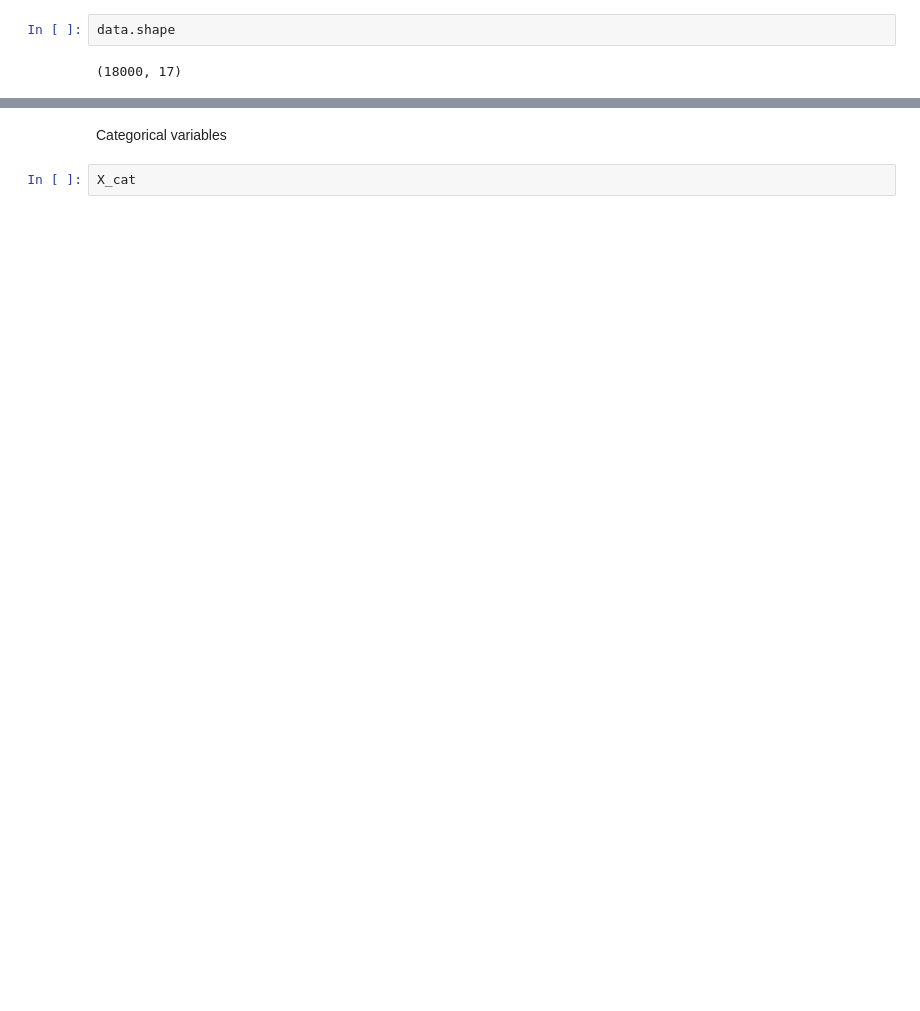
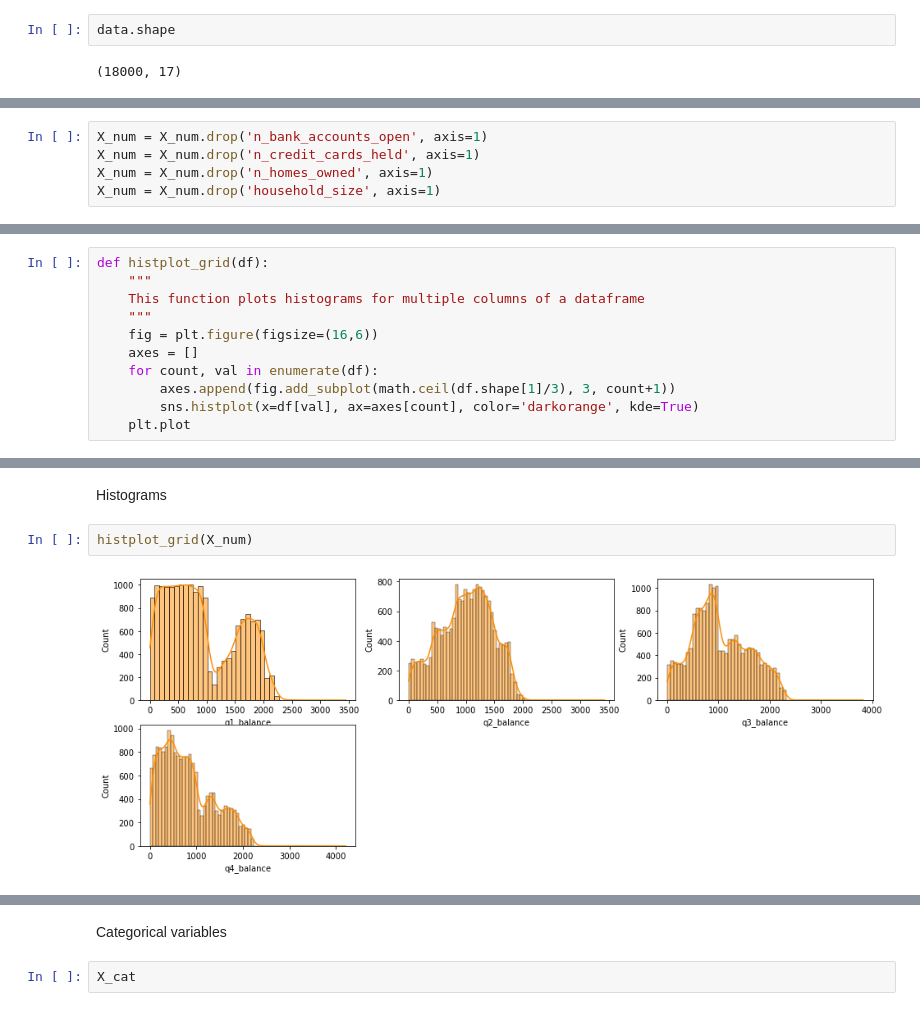
Before and after one commit to nicojapas/Mid-Project-Credit-Card, a Jupyter notebook: creditcard_project.ipynb, the cells around one changed output, grey strips where cells are left out. Cells and saved outputs as stored; diff of their text form; blank space fills up the shorter version.

```diff
--- a/creditcard_project.ipynb
+++ b/creditcard_project.ipynb
@@ -347,0 +329,5 @@ X_num_standardized
+# %%
+X_num = X_num.drop('n_bank_accounts_open', axis=1)
+X_num = X_num.drop('n_credit_cards_held', axis=1)
+X_num = X_num.drop('n_homes_owned', axis=1)
+X_num = X_num.drop('household_size', axis=1)
@@ -347,0 +338,11 @@ X_num_standardized
+# %%
+def histplot_grid(df):
+    """
+    This function plots histograms for multiple columns of a dataframe
+    """
+    fig = plt.figure(figsize=(16,6))
+    axes = []
+    for count, val in enumerate(df):
+        axes.append(fig.add_subplot(math.ceil(df.shape[1]/3), 3, count+1))
+        sns.histplot(x=df[val], ax=axes[count], color='darkorange', kde=True)
+    plt.plot
@@ -347,0 +374,6 @@ X_num_standardized
+# %% [markdown]
+Histograms
+# %%
+histplot_grid(X_num)
+# %% [output]
+[figure, added]
```
Also changed, not shown: parts of 198 cells of this notebook, 10 other files.
